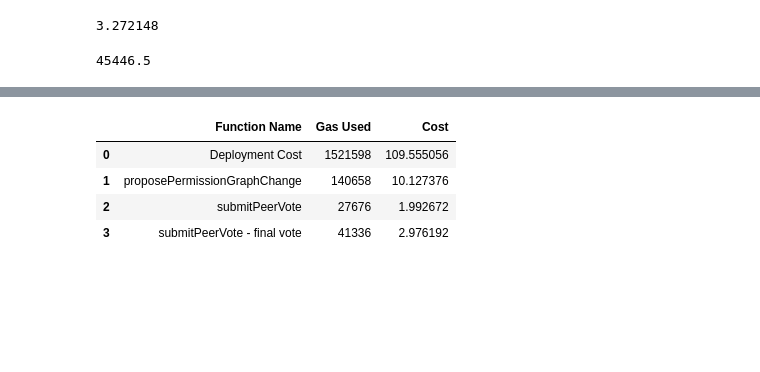
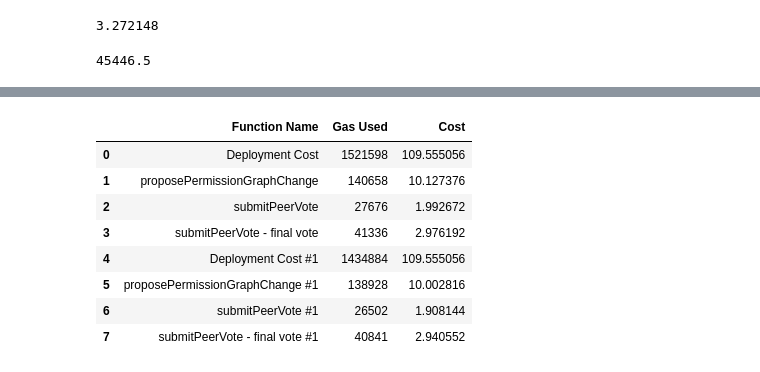
Before and after one commit to Petroniuss/masters, a Jupyter notebook: benchmark/results.ipynb, the cells around one changed output, grey strips where cells are left out. Saved outputs shown, nothing was run; the diff lists cells and outputs as text; code cells hidden in the pictures; blank space fills up the shorter version.

```diff
--- a/benchmark/results.ipynb
+++ b/benchmark/results.ipynb
@@ -116,38 +116,42 @@ plt.show()
 # Import pandas library
 import pandas as pd
 
 # initialize list of lists
 data = [
     # baseline
     ['Deployment Cost', 1521598, estimate_gas_price(1521598)],
     ['proposePermissionGraphChange', 140658, estimate_gas_price(140658)],
     ['submitPeerVote', 27676, estimate_gas_price(27676)],
-    ['submitPeerVote - final vote', 41336, estimate_gas_price(41336)]
+    ['submitPeerVote - final vote', 41336, estimate_gas_price(41336)],
 
     # after removing an additional mapping
-    ['Deployment Cost', 1434884, estimate_gas_price(1521598)],
-    ['proposePermissionGraphChange', 138928, estimate_gas_price(138928)],
-    ['submitPeerVote', 26502, estimate_gas_price(26502)],
-    ['submitPeerVote - final vote', 40841, estimate_gas_price(40841)]
+    ['Deployment Cost #1', 1434884, estimate_gas_price(1521598)],
+    ['proposePermissionGraphChange #1', 138928, estimate_gas_price(138928)],
+    ['submitPeerVote #1', 26502, estimate_gas_price(26502)],
+    ['submitPeerVote - final vote #1', 40841, estimate_gas_price(40841)]
 
     # checking string length using bytes32 - each proposition should have commit sha.
 
     # switching to shared modifiers
 
     # removing error messages
 ]
 
 # Create the pandas DataFrame
 df = pd.DataFrame(data, columns=['Function Name', 'Gas Used', 'Cost'])
 
 # print dataframe.
 df
 # %% [output]
 |  | Function Name | Gas Used | Cost |
 | 0 | Deployment Cost | 1521598 | 109.555056 |
 | 1 | proposePermissionGraphChange | 140658 | 10.127376 |
 | 2 | submitPeerVote | 27676 | 1.992672 |
 | 3 | submitPeerVote - final vote | 41336 | 2.976192 |
+| 4 | Deployment Cost #1 | 1434884 | 109.555056 |
+| 5 | proposePermissionGraphChange #1 | 138928 | 10.002816 |
+| 6 | submitPeerVote #1 | 26502 | 1.908144 |
+| 7 | submitPeerVote - final vote #1 | 40841 | 2.940552 |
 # %%
 # 1. Smart contract deployment - this happens for every peerset - 100$
 
```
